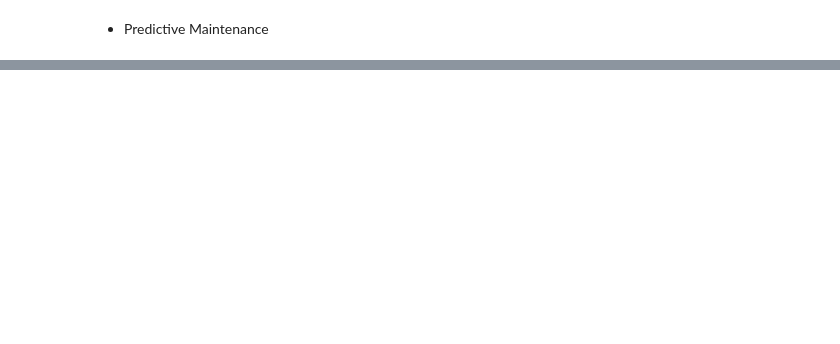
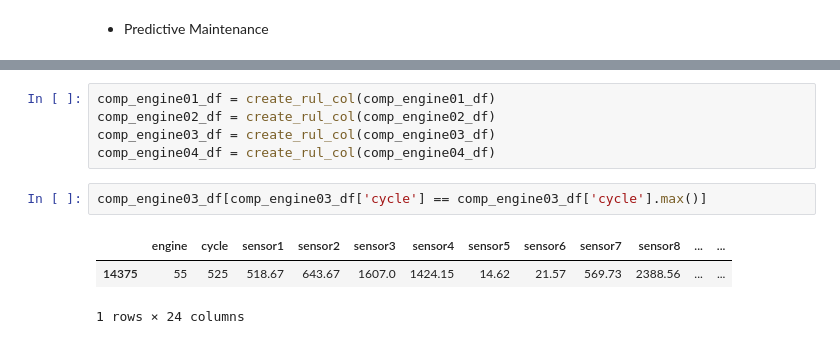
Before and after one commit to bicoscryin/predictive-maintenance, a Jupyter notebook: data-testing_engine.ipynb, the cells around one changed output, grey strips where cells are left out. Drawn from its saved outputs; the diff is of its cells as text; blank space fills up the shorter version.

```diff
--- a/data-testing_engine.ipynb
+++ b/data-testing_engine.ipynb
@@ -62,0 +10,11 @@ for i in range(1,10):
+# %%
+comp_engine01_df = create_rul_col(comp_engine01_df)
+comp_engine02_df = create_rul_col(comp_engine02_df)
+comp_engine03_df = create_rul_col(comp_engine03_df)
+comp_engine04_df = create_rul_col(comp_engine04_df)
+# %%
+comp_engine03_df[comp_engine03_df['cycle'] == comp_engine03_df['cycle'].max()]
+# %% [output]
+|  | engine | cycle | sensor1 | sensor2 | sensor3 | sensor4 | sensor5 | sensor6 | sensor7 | sensor8 | ... | ... |
+| 14375 | 55 | 525 | 518.67 | 643.67 | 1607.0 | 1424.15 | 14.62 | 21.57 | 569.73 | 2388.56 | ... | ... |
+1 rows × 24 columns
```
Also changed, not shown: parts of 22 cells of this notebook, 4 other files.
